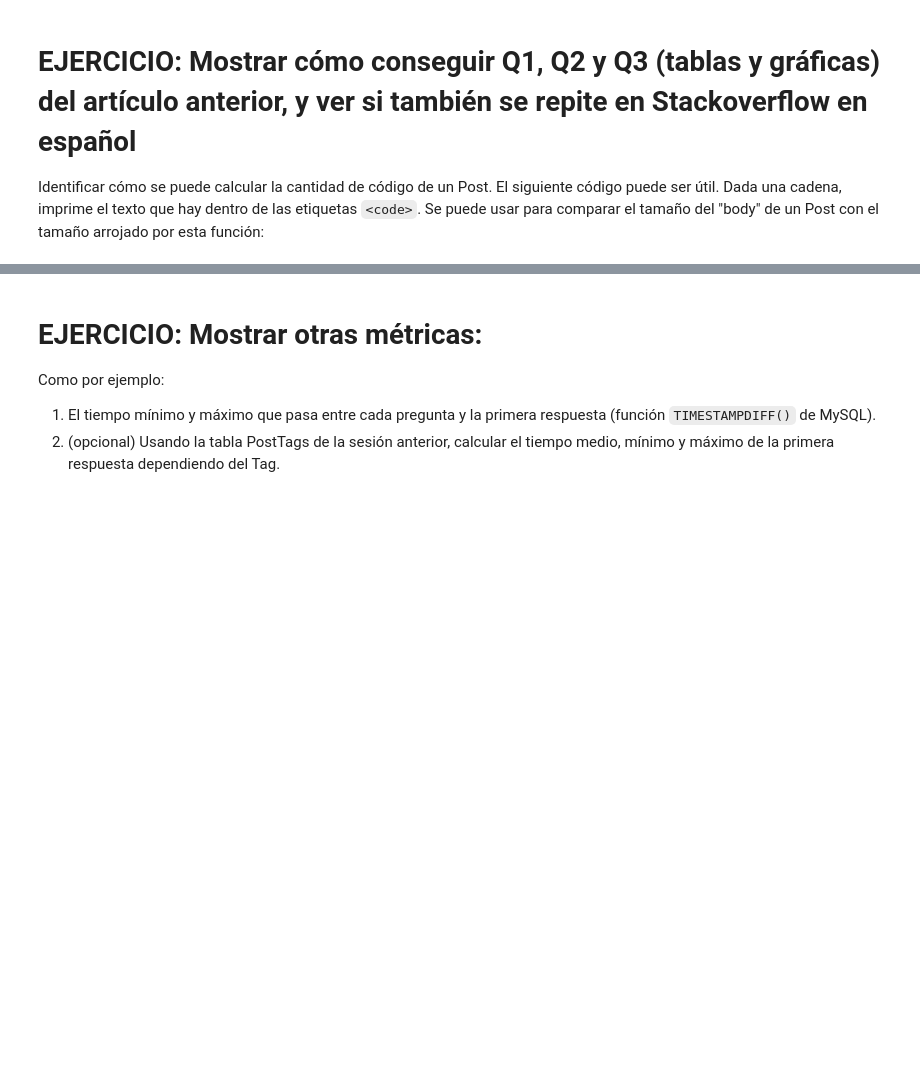
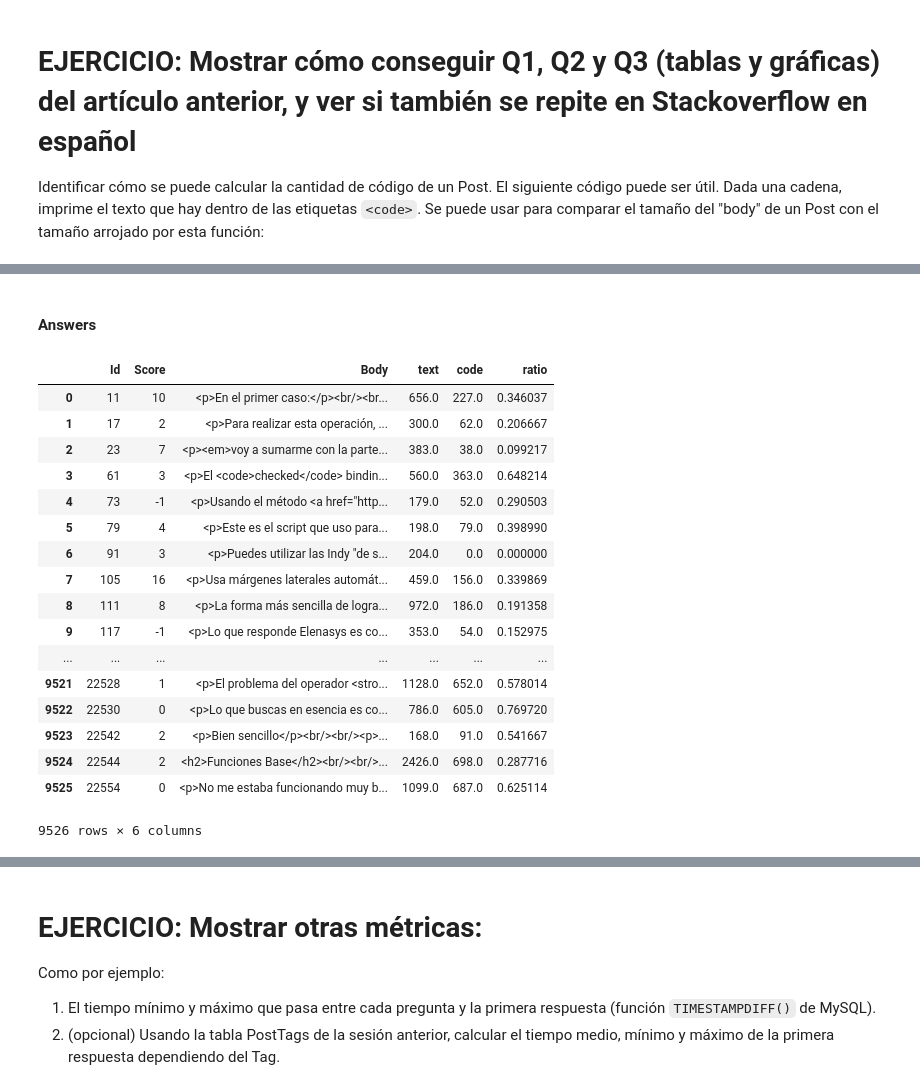
Before and after one commit to JavierCVilla/Master-bgde, a Jupyter notebook: sesion2/sesion2.ipynb, the cells around one changed output, grey strips where cells are left out. Cells and saved outputs as stored; diff of their text form; code cells hidden in the pictures; blank space fills up the shorter version.

```diff
--- a/sesion2/sesion2.ipynb
+++ b/sesion2/sesion2.ipynb
@@ -855,0 +933,41 @@ print c.code_length
+# %% [markdown]
+#### Answers
+# %%
+from __future__ import division
+pd.options.mode.chained_assignment = None  # default='warn'
+
+r = CodeTextRatio()
+
+answs = %sql SELECT Id, Score, Body\
+             FROM PostsPart\
+             WHERE PostTypeId=2;
+
+answs_df = answs.DataFrame()
+
+for index, row in answs_df.iterrows():
+    r.run(row['Body'])
+    answs_df.loc[index,'text']  = r.text_length
+    answs_df.loc[index,'code']  = r.code_length
+    answs_df.loc[index,'ratio'] = float(r.code_length / r.text_length)
+    r.reset()
+
+answs_df
+# %% [output]
+|  | Id | Score | Body | text | code | ratio |
+| 0 | 11 | 10 | <p>En el primer caso:</p><br/><br... | 656.0 | 227.0 | 0.346037 |
+| 1 | 17 | 2 | <p>Para realizar esta operación, ... | 300.0 | 62.0 | 0.206667 |
+| 2 | 23 | 7 | <p><em>voy a sumarme con la parte... | 383.0 | 38.0 | 0.099217 |
+| 3 | 61 | 3 | <p>El <code>checked</code> bindin... | 560.0 | 363.0 | 0.648214 |
+| 4 | 73 | -1 | <p>Usando el método <a href="http... | 179.0 | 52.0 | 0.290503 |
+| 5 | 79 | 4 | <p>Este es el script que uso para... | 198.0 | 79.0 | 0.398990 |
+| 6 | 91 | 3 | <p>Puedes utilizar las Indy "de s... | 204.0 | 0.0 | 0.000000 |
+| 7 | 105 | 16 | <p>Usa márgenes laterales automát... | 459.0 | 156.0 | 0.339869 |
+| 8 | 111 | 8 | <p>La forma más sencilla de logra... | 972.0 | 186.0 | 0.191358 |
+| 9 | 117 | -1 | <p>Lo que responde Elenasys es co... | 353.0 | 54.0 | 0.152975 |
+| ... | ... | ... | ... | ... | ... | ... |
+| 9521 | 22528 | 1 | <p>El problema del operador <stro... | 1128.0 | 652.0 | 0.578014 |
+| 9522 | 22530 | 0 | <p>Lo que buscas en esencia es co... | 786.0 | 605.0 | 0.769720 |
+| 9523 | 22542 | 2 | <p>Bien sencillo</p><br/><br/><p>... | 168.0 | 91.0 | 0.541667 |
+| 9524 | 22544 | 2 | <h2>Funciones Base</h2><br/><br/>... | 2426.0 | 698.0 | 0.287716 |
+| 9525 | 22554 | 0 | <p>No me estaba funcionando muy b... | 1099.0 | 687.0 | 0.625114 |
+9526 rows × 6 columns
```
Also changed, not shown: parts of 10 cells of this notebook.
